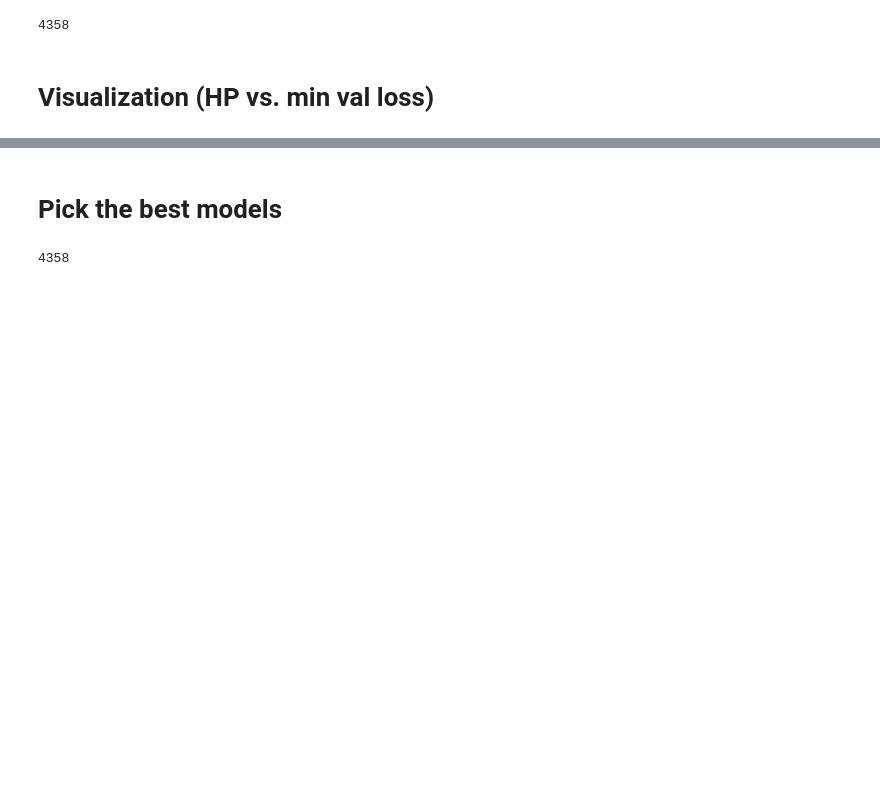
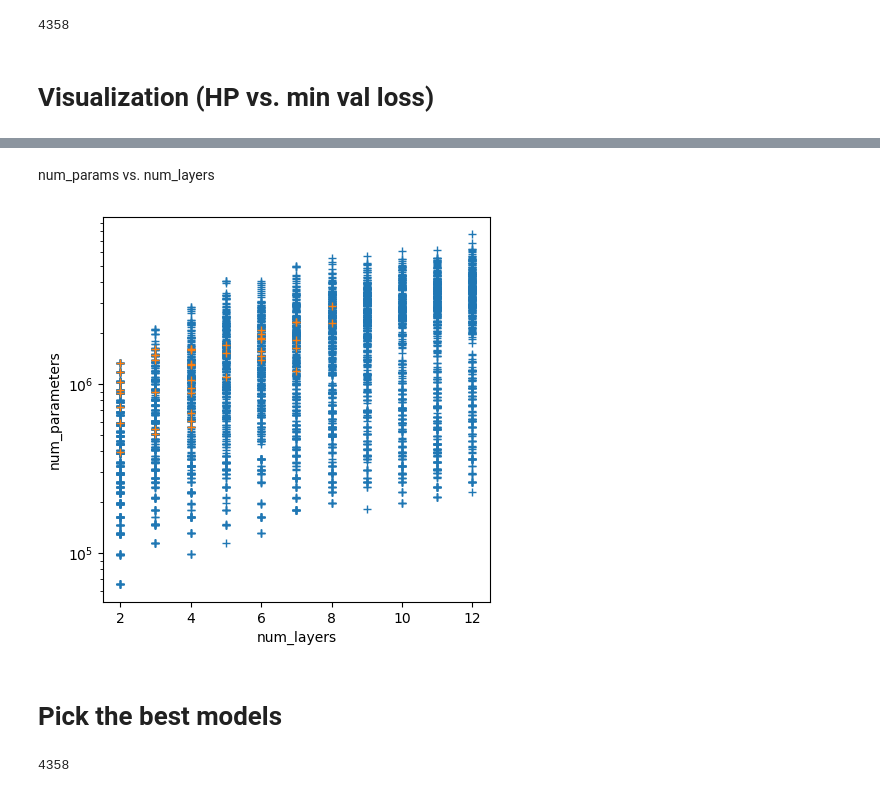
Before and after one commit to sungdukyu/E3SM-MMF_baseline, a Jupyter notebook: HPO/baseline_v1/step1_analysis/HPO_trials.ipynb, the cells around one changed output, grey strips where cells are left out. Cells and saved outputs as stored; diff of their text form; code cells hidden in the pictures; blank space fills up the shorter version.

```diff
--- a/HPO/baseline_v1/step1_analysis/HPO_trials.ipynb
+++ b/HPO/baseline_v1/step1_analysis/HPO_trials.ipynb
@@ -172,3 +129,27 @@ fig.set_size_inches(5,5)
+# %% [markdown]
+num_params vs. num_layers
+# %%
+th_loss_99p = RESULTS_PD['min_val_loss'][:int(np.ceil(len(RESULTS_PD)*.99))].iloc[-1] # top 10%
+th_loss_10p = RESULTS_PD['min_val_loss'][:int(np.ceil(len(RESULTS_PD)*0.1))].iloc[-1] # top 10%
+th_loss_1p  = RESULTS_PD['min_val_loss'][:int(np.ceil(len(RESULTS_PD)*0.01))].iloc[-1] # top 10%
+
+kvar_y='num_parameters'
+kvar_x='num_layers'
+fig, ax = plt.subplots()
+for kth in [th_loss_99p, th_loss_1p]:
+    ploty = RESULTS_PD['min_val_loss']
+    indy = ploty<kth
+    ploty = RESULTS_PD[kvar_y]
+    ploty = ploty[indy]
+    plotx = RESULTS_PD[kvar_x]
+    plotx = plotx[indy]
+    ax.plot(plotx,ploty, ls='none', marker='+')
+ax.set_yscale('log')
+ax.set_xlabel(kvar_x)
+ax.set_ylabel(kvar_y)
+fig.set_size_inches(5,5)
+# %% [output]
+[figure, added]
 # %% [markdown]
 # Pick the best models
 # %%
```
Also changed, not shown: parts of 9 cells of this notebook, 4 other files.
